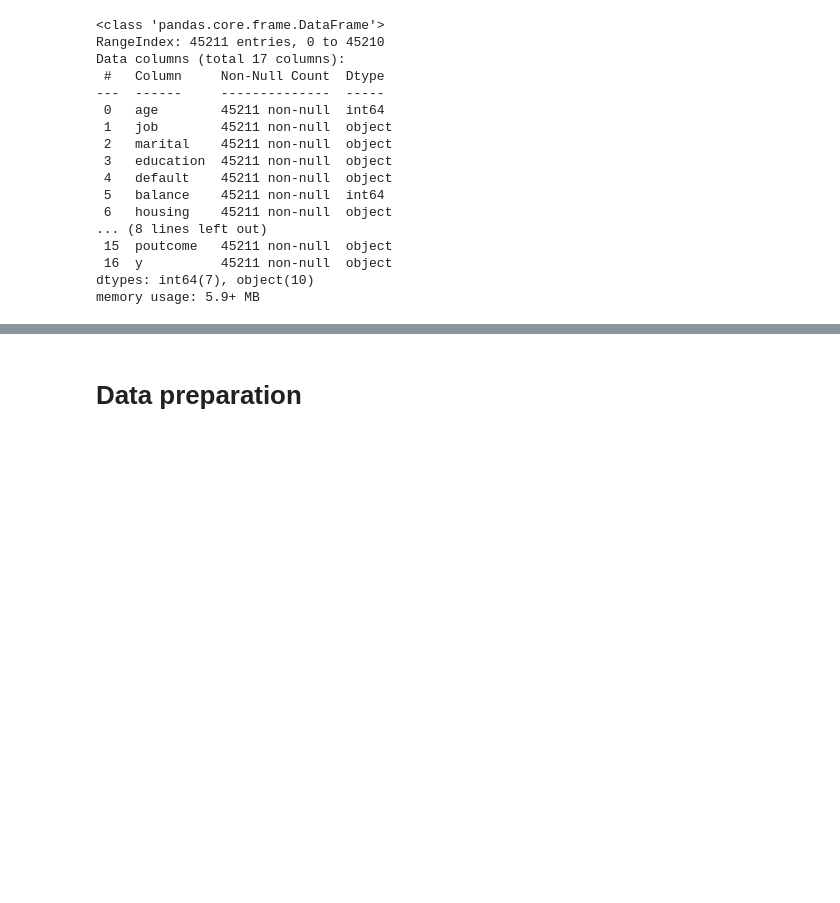
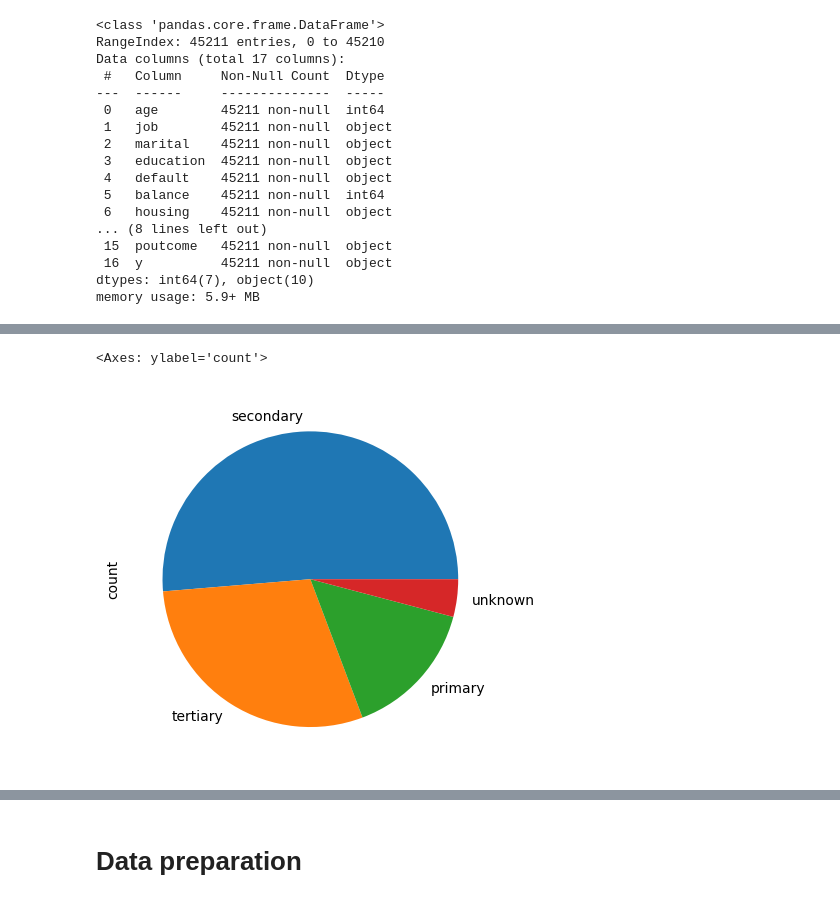
Before and after one commit to navaneeth1612/Assignment-06-Logistic-Regression, a Jupyter notebook: Assignment-06-Logistic Regression.ipynb, the cells around one changed output, grey strips where cells are left out. Drawn from its saved outputs; the diff is of its cells as text; code cells hidden in the pictures; blank space fills up the shorter version.

```diff
--- a/Assignment-06-Logistic Regression.ipynb
+++ b/Assignment-06-Logistic Regression.ipynb
@@ -100,0 +182,7 @@ memory usage: 5.9+ MB
+# %%
+import matplotlib.pyplot as plt
+bank_data["education"].value_counts()
+bank_data.education.value_counts().plot(kind="pie")
+# %% [output]
+<Axes: ylabel='count'>
+[figure, added]
```
Also changed, not shown: parts of 24 cells of this notebook.
